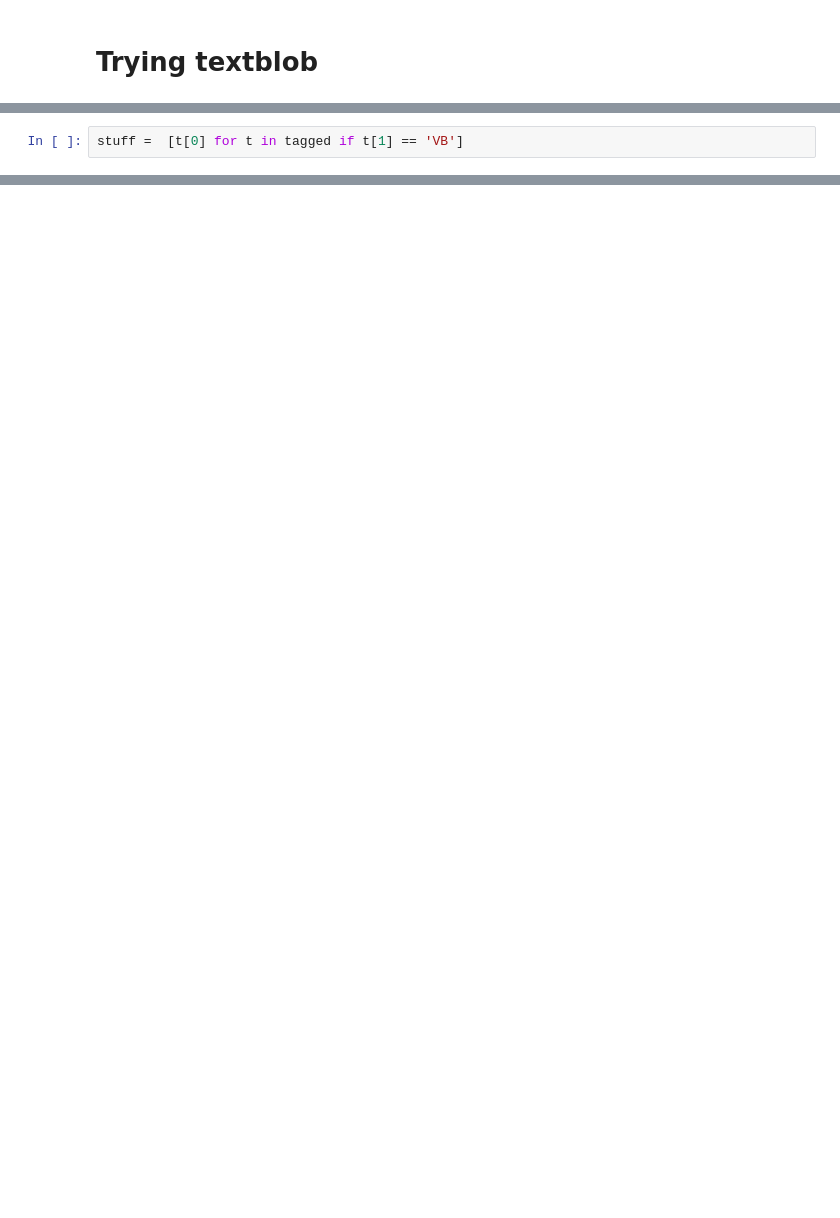
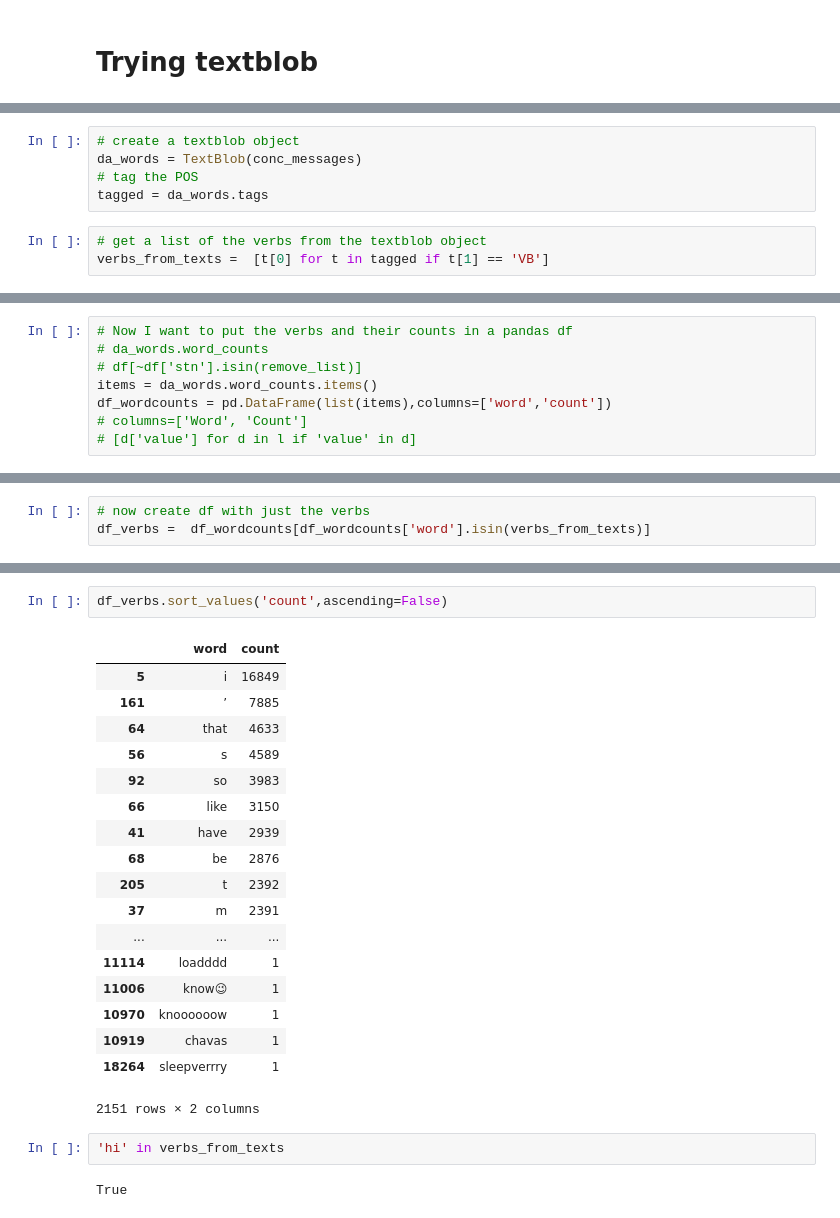
Before and after one commit to wbreilly/python_psc290, a Jupyter notebook: hw/text_proc_hw.ipynb, the cells around one changed output, grey strips where cells are left out. Cells and saved outputs as stored; diff of their text form; blank space fills up the shorter version.

```diff
--- a/hw/text_proc_hw.ipynb
+++ b/hw/text_proc_hw.ipynb
@@ -105,2 +131,8 @@ tagged = da_words.tags
+# %%
+# create a textblob object
+da_words = TextBlob(conc_messages)
+# tag the POS
+tagged = da_words.tags
 # %%
-stuff =  [t[0] for t in tagged if t[1] == 'VB']
+# get a list of the verbs from the textblob object
+verbs_from_texts =  [t[0] for t in tagged if t[1] == 'VB']
@@ -130,0 +139,8 @@ defaultdict(int,
+# %%
+# Now I want to put the verbs and their counts in a pandas df
+# da_words.word_counts
+# df[~df['stn'].isin(remove_list)]
+items = da_words.word_counts.items()
+df_wordcounts = pd.DataFrame(list(items),columns=['word','count'])
+# columns=['Word', 'Count']
+# [d['value'] for d in l if 'value' in d]
@@ -130,0 +152,3 @@ defaultdict(int,
+# %%
+# now create df with just the verbs
+df_verbs =  df_wordcounts[df_wordcounts['word'].isin(verbs_from_texts)]
@@ -130,0 +164,25 @@ defaultdict(int,
+# %%
+df_verbs.sort_values('count',ascending=False)
+# %% [output]
+|  | word | count |
+| 5 | i | 16849 |
+| 161 | ’ | 7885 |
+| 64 | that | 4633 |
+| 56 | s | 4589 |
+| 92 | so | 3983 |
+| 66 | like | 3150 |
+| 41 | have | 2939 |
+| 68 | be | 2876 |
+| 205 | t | 2392 |
+| 37 | m | 2391 |
+| ... | ... | ... |
+| 11114 | loadddd | 1 |
+| 11006 | know😉 | 1 |
+| 10970 | knoooooow | 1 |
+| 10919 | chavas | 1 |
+| 18264 | sleepverrry | 1 |
+2151 rows × 2 columns
+# %%
+'hi' in verbs_from_texts
+# %% [output]
+True
```
Also changed, not shown: parts of 19 cells of this notebook.
